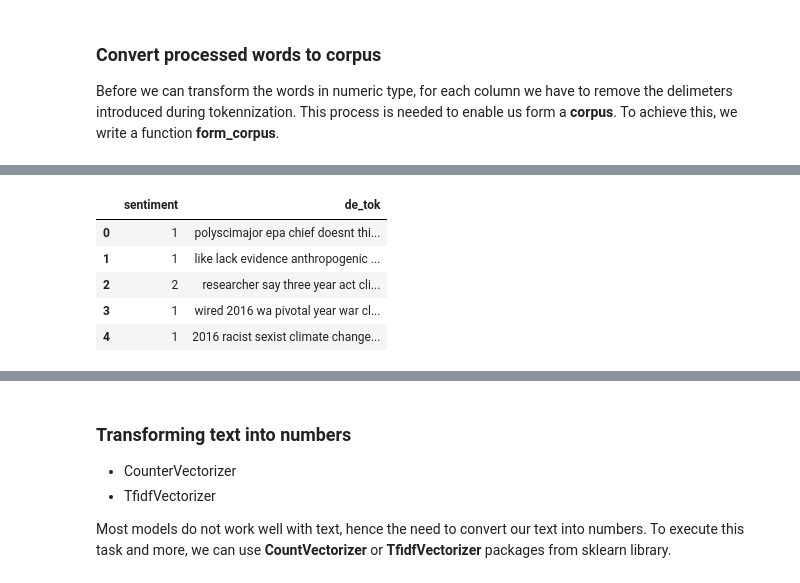
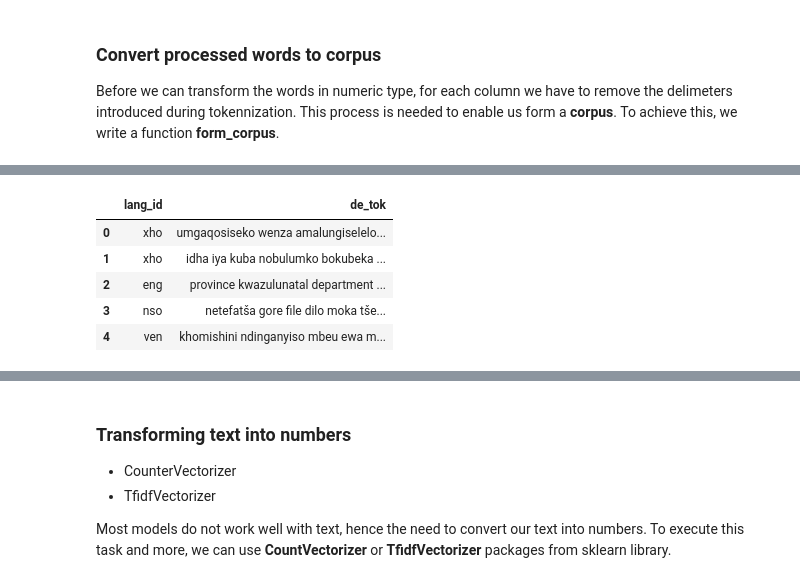
Before and after one commit to endiesworld/NLP_Predict_Challenge, a Jupyter notebook: Emmanuel_Okoro.ipynb, the cells around one changed output, grey strips where cells are left out. Saved outputs shown, nothing was run; the diff lists cells and outputs as text; code cells hidden in the pictures.

```diff
--- a/Emmanuel_Okoro.ipynb
+++ b/Emmanuel_Okoro.ipynb
@@ -619,6 +527,6 @@ def remove_new_line(data, col):
     return df
 # %%
 # Create a new dataframe with the message colmn void of punctuations
-new_df_train = remove_new_line(new_df_train, 'message')
+new_df_train = remove_new_line(new_df_train, 'text')
 new_df_train.head()
 # %% [output]
@@ -644,6 +552,6 @@ def tokenizer(data, col):
     return df
 # %%
 # Create a new column to hold the tokens from message column
-new_df_train = tokenizer(new_df_train, 'message')
+new_df_train = tokenizer(new_df_train, 'text')
 new_df_train.head()
 # %% [output]
@@ -675,4 +563,0 @@ def stem_words(data, col):
-# %%
-# Create a new column to hold root words from stemmer
-new_df_train = stem_words(new_df_train, 'message_tok')
-new_df_train.head()
@@ -724,6 +602,7 @@ def remove_stop_words(data, col):
     """
     def operation(toks):
         new_toks = [tok for tok in toks if tok not in stopwords.words('english')]
+        new_toks = [tok for tok in new_toks if len(tok) > 2]
         return new_toks
 
     df = data.copy()
@@ -806,11 +685,11 @@ new_df_train.head()
 # %%
 # Drop every other columns except sentiment and de_tok columns
-df_train_reduced = new_df_train[['sentiment', 'de_tok']]
+df_train_reduced = new_df_train[['lang_id', 'de_tok']]
 df_train_reduced.head()
 # %% [output]
-|  | sentiment | de_tok |
-| 0 | 1 | polyscimajor epa chief doesnt thi... |
-| 1 | 1 | like lack evidence anthropogenic ... |
-| 2 | 2 | researcher say three year act cli... |
-| 3 | 1 | wired 2016 wa pivotal year war cl... |
-| 4 | 1 | 2016 racist sexist climate change... |
+|  | lang_id | de_tok |
+| 0 | xho | umgaqosiseko wenza amalungiselelo... |
+| 1 | xho | idha iya kuba nobulumko bokubeka ... |
+| 2 | eng | province kwazulunatal department ... |
+| 3 | nso | netefatša gore file dilo moka tše... |
+| 4 | ven | khomishini ndinganyiso mbeu ewa m... |
```
Also changed, not shown: parts of 79 cells of this notebook, 4 other files.
